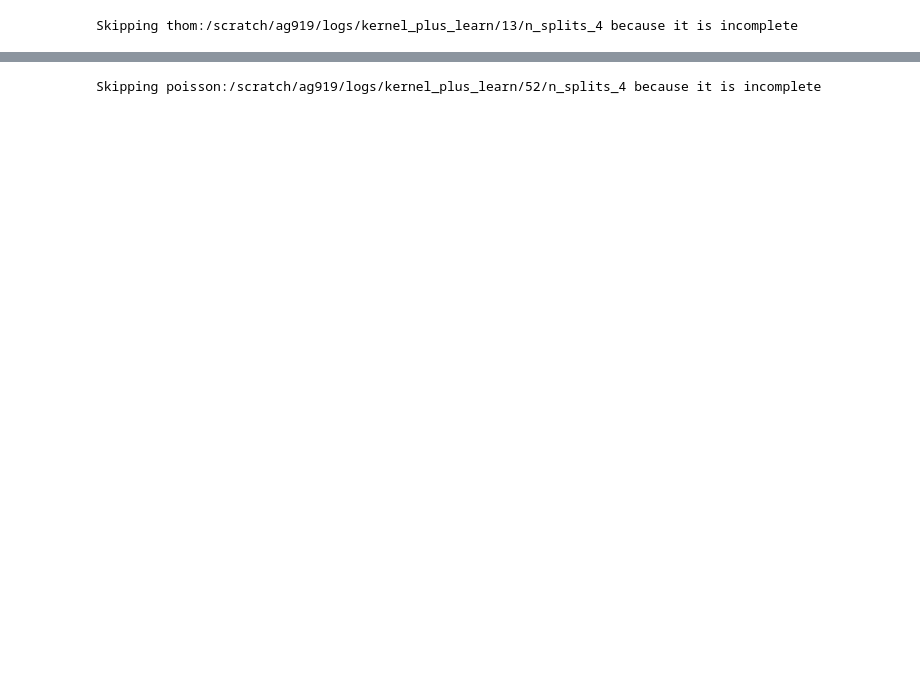
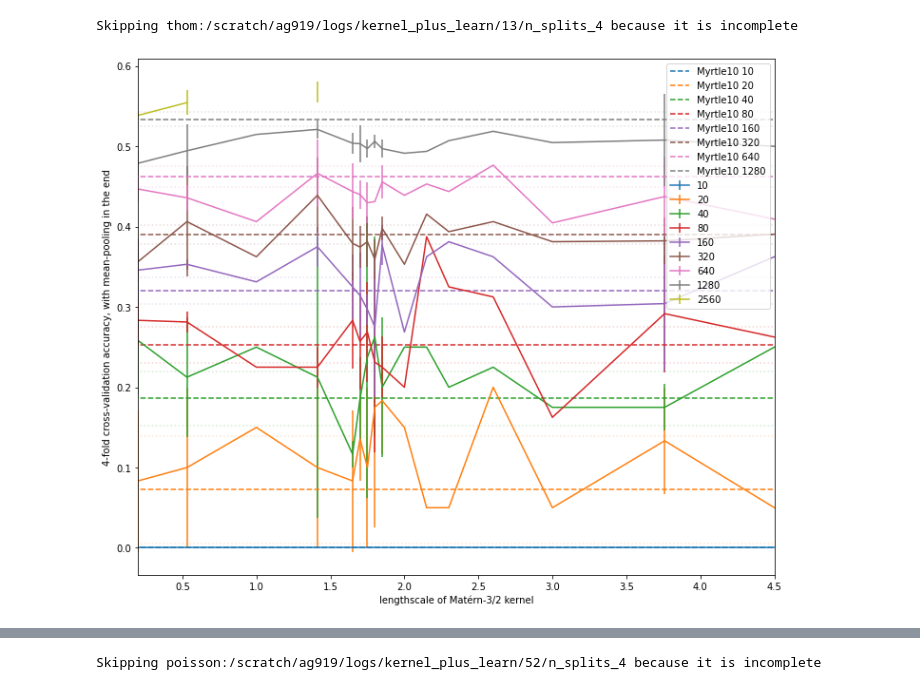
Before and after one commit to rhaps0dy/cnn-limits, a Jupyter notebook: notebooks/Inner TICK plots.ipynb, the cells around one changed output, grey strips where cells are left out. Cells and saved outputs as stored; diff of their text form; code cells hidden in the pictures; blank space fills up the shorter version.

```diff
--- a/notebooks/Inner TICK plots.ipynb
+++ b/notebooks/Inner TICK plots.ipynb
@@ -229,5 +231,8 @@ args_v2 = build_sweep(m10_v2_paths, 'Myrtle10_replaced_tick_v2_sweep', "n_splits
 Skipping thom:/scratch/ag919/logs/kernel_plus_learn/13/n_splits_4 because it is incomplete
 # %%
 tick_v2_df, tick_v2_err = plottable_sweep(*args_v2)
+plot_tick(tick_v2_df, tick_v2_err)
+# %% [output]
+[figure, added]
 # %%
 args_v3 = build_sweep(m10_v3_paths, 'Myrtle10_replaced_tick_v3_sweep', "n_splits_4", skip_incomplete=False)
```
Also changed, not shown: parts of 13 cells of this notebook, 8 other files.
